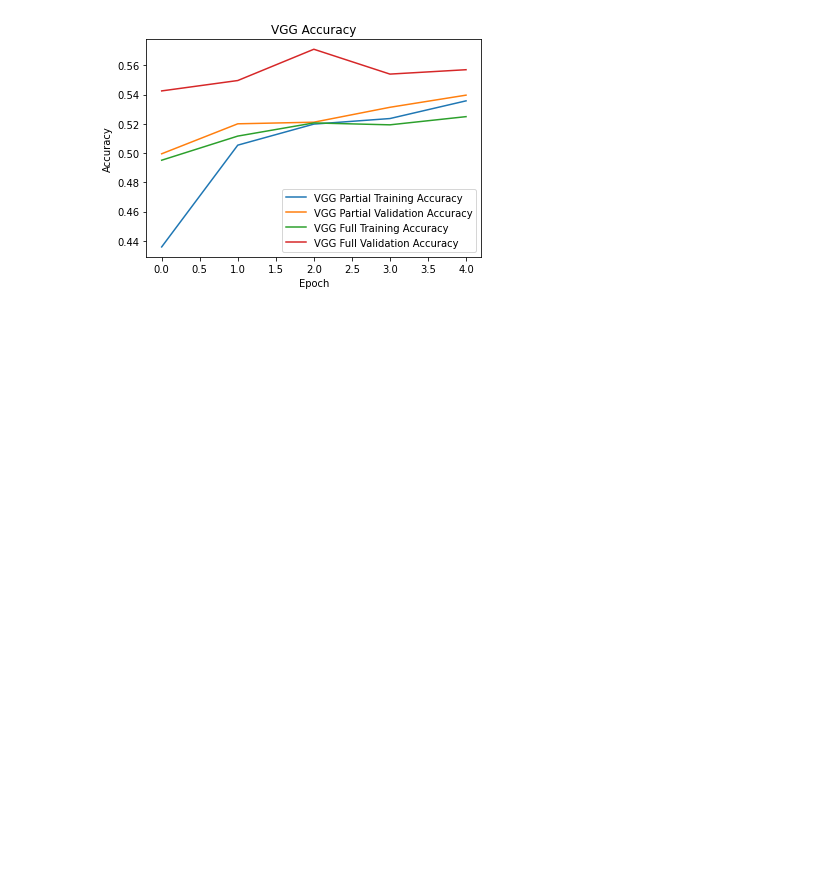
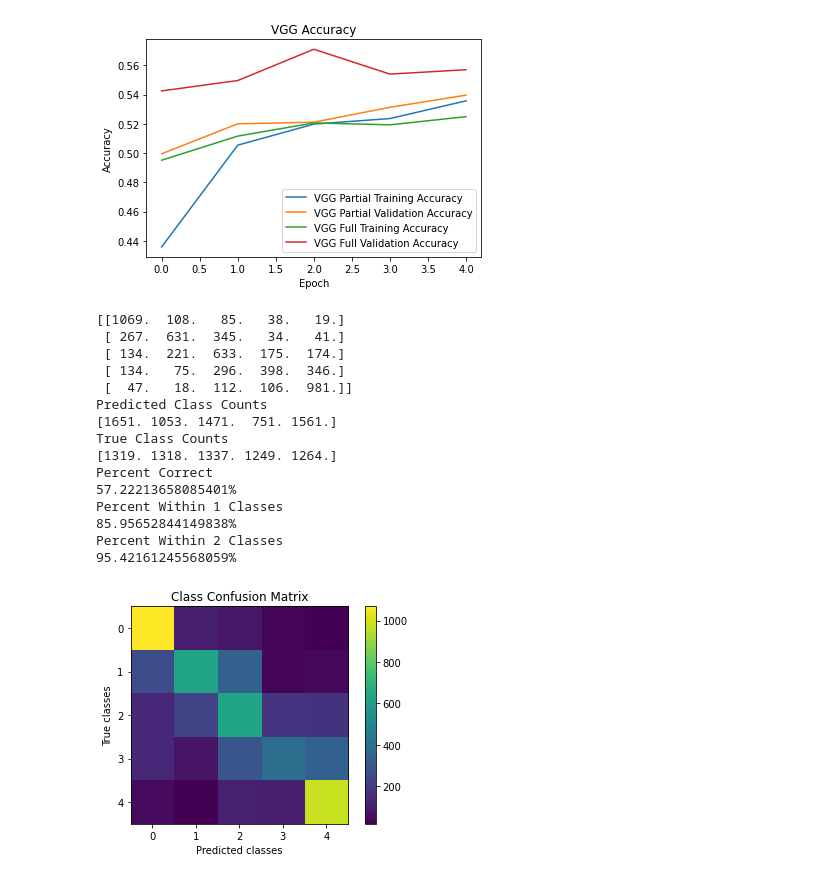
Before and after one commit to kinreehou/EE148-Artwork-Period-Prediction, a Jupyter notebook: visualizeResults.ipynb, the cells around one changed output. Cells and saved outputs as stored; diff of their text form; code cells hidden in the pictures; blank space fills up the shorter version.

Commit message:
Visualizations and Predictions

```diff
--- a/visualizeResults.ipynb
+++ b/visualizeResults.ipynb
@@ -200,3 +200,70 @@ plt.legend()
 plt.show()
 # %% [output]
 [figure]
+# %%
+import numpy as np
+import pandas as pd
+import matplotlib.pyplot as plt
+
+df = pd.read_csv("predictions.csv")
+num_classes = df.Labels.nunique()
+confusion = np.zeros((num_classes, num_classes))
+for _, r in df.iterrows():
+    row = r.Labels
+    col = r.Predictions
+    confusion[row, col] += 1
+print(confusion)
+plt.imshow(confusion)
+plt.colorbar(orientation='vertical')
+plt.xlabel("Predicted classes")
+plt.ylabel("True classes")
+plt.title("Class Confusion Matrix")
+
+print("Predicted Class Counts")
+predicted = np.sum(confusion, axis=0)
+print(predicted)
+
+total = sum(predicted)
+
+print("True Class Counts")
+true = np.sum(confusion, axis=1)
+print(true)
+
+
+correct = 0
+in1 = 0
+in2 = 0
+for i in range(num_classes):
+    correct += confusion[i, i]
+    s1 = max(0, i - 1)
+    e1 = min(num_classes, i + 2)
+    s2 = max(0, i - 2)
+    e2 = min(num_classes, i + 3)
+    in1 += np.sum(confusion[i, s1:e1])
+    in2 += np.sum(confusion[i, s2:e2])
+
+print("Percent Correct")
+print(str((correct / total * 100)) + "%")
+
+print("Percent Within 1 Classes")
+print(str((in1 / total * 100)) + "%")
+
+print("Percent Within 2 Classes")
+print(str((in2 / total * 100)) + "%")
+# %% [output]
+[[1069.  108.   85.   38.   19.]
+ [ 267.  631.  345.   34.   41.]
+ [ 134.  221.  633.  175.  174.]
+ [ 134.   75.  296.  398.  346.]
+ [  47.   18.  112.  106.  981.]]
+Predicted Class Counts
+[1651. 1053. 1471.  751. 1561.]
+True Class Counts
+[1319. 1318. 1337. 1249. 1264.]
+Percent Correct
+57.22213658085401%
+Percent Within 1 Classes
+85.95652844149838%
+Percent Within 2 Classes
+95.42161245568059%
+[figure, added]
```
Also changed, not shown: parts of 2 cells of this notebook, 2 other files.
